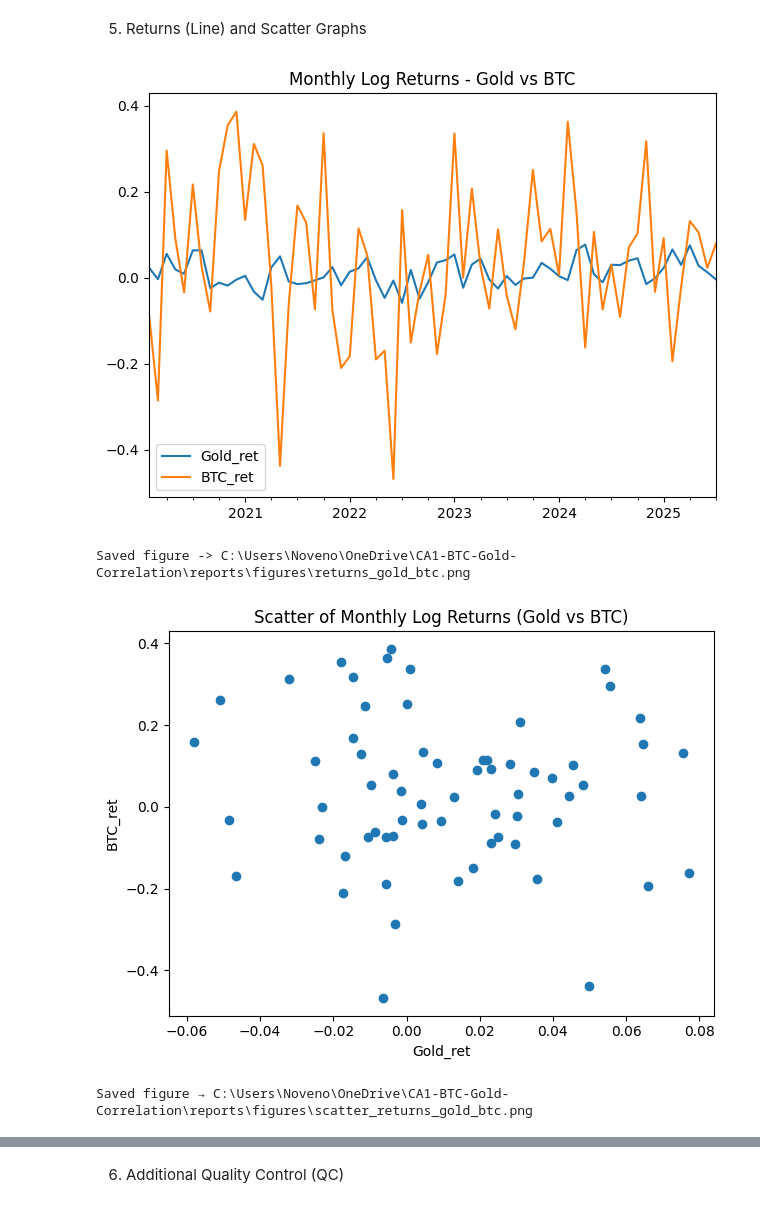
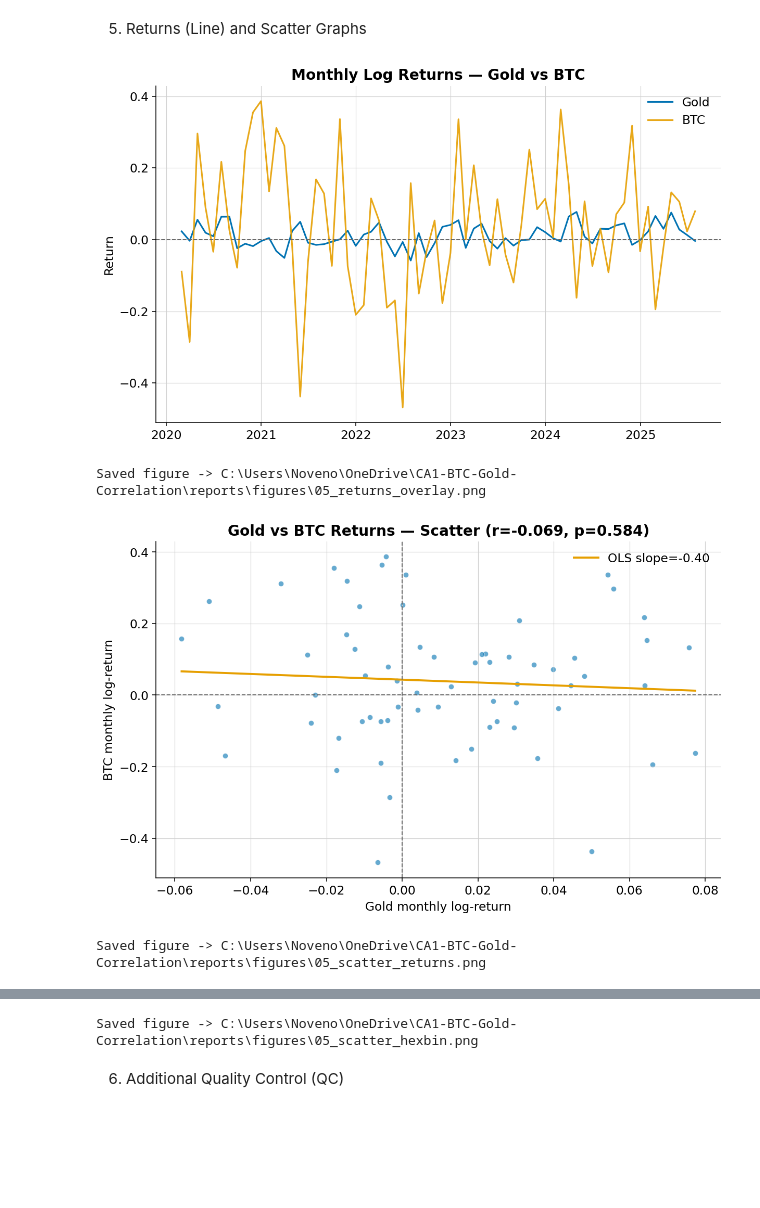
Before and after one commit to novenoandrewm/BTC-Gold-Correlation, a Jupyter notebook: notebooks/05_EDA.ipynb, the cells around one changed output, grey strips where cells are left out. Cells and saved outputs as stored; diff of their text form; code cells hidden in the pictures; blank space fills up the shorter version.

Commit message:
Initial project structure, data (raw/interim/processed), notebooks 01–10, src, reports, docs

```diff
--- a/notebooks/05_EDA.ipynb
+++ b/notebooks/05_EDA.ipynb
@@ -73,26 +162,57 @@ Saved table -> C:\Users\Noveno\OneDrive\CA1-BTC-Gold-Correlation\reports\tables\
 # %% [markdown]
 5. Returns (Line) and Scatter Graphs
 # %%
-# Returns graphs
-ax = ret[["Gold_ret","BTC_ret"]].plot(title="Monthly Log Returns - Gold vs BTC")
-ax.set_xlabel("")
-plt.tight_layout()
-plt.savefig(FIG/"returns_gold_btc.png", dpi=140)
+# Overlay returns (zero line, spike highlight)
+fig, ax = plt.subplots()
+ax.plot(ret.index, ret["Gold_ret"], color=CBLUE, linewidth=1.6, label="Gold")
+ax.plot(ret.index, ret["BTC_ret"],  color=CORANGE, linewidth=1.6, label="BTC", alpha=0.9)
+ax.axhline(0, color=CGRAY, linestyle="--", linewidth=1)
+ax.set_title("Monthly Log Returns — Gold vs BTC")
+ax.set_ylabel("Return"); ax.set_xlabel("")
+ax.legend(frameon=False)
+plt.savefig(FIG/"05_returns_overlay.svg")
+plt.savefig(FIG/"05_returns_overlay.png", dpi=220)
 plt.show()
-print("Saved figure ->", (FIG/"returns_gold_btc.png").resolve())
+print("Saved figure ->", (FIG/"05_returns_overlay.png").resolve())
 
-# Scatter returns
-plt.figure()
-plt.scatter(ret["Gold_ret"], ret["BTC_ret"])
-plt.title("Scatter of Monthly Log Returns (Gold vs BTC)")
-plt.xlabel("Gold_ret")
-plt.ylabel("BTC_ret")
-plt.tight_layout()
-plt.savefig(FIG/"scatter_returns_gold_btc.png", dpi=140)
+# Scatter + OLS trend line + r,p in the title
+from scipy import stats as _stats  # avoid name clashes
+
+r, p = _stats.pearsonr(ret["Gold_ret"], ret["BTC_ret"])
+x = ret["Gold_ret"].to_numpy()
+y = ret["BTC_ret"].to_numpy()
+m, c = np.polyfit(x, y, 1)  # OLS linear
+
+fig, ax = plt.subplots()
+ax.scatter(x, y, s=28, alpha=0.6, color=CBLUE, edgecolor="white", linewidth=0.5)
+xline = np.linspace(x.min(), x.max(), 200)
+ax.plot(xline, m*xline + c, color=CORANGE, linewidth=2, label=f"OLS slope={m:.2f}")
+ax.axhline(0, color=CGRAY, linestyle="--", linewidth=1)
+ax.axvline(0, color=CGRAY, linestyle="--", linewidth=1)
+ax.set_xlabel("Gold monthly log-return")
+ax.set_ylabel("BTC monthly log-return")
+ax.set_title(f"Gold vs BTC Returns — Scatter (r={r:.3f}, p={p:.3f})")
+ax.legend(frameon=False)
+plt.savefig(FIG/"05_scatter_returns.svg")
+plt.savefig(FIG/"05_scatter_returns.png", dpi=220)
 plt.show()
-print("Saved figure →", (FIG/"scatter_returns_gold_btc.png").resolve())
+print("Saved figure ->", (FIG/"05_scatter_returns.png").resolve())
+
+# Hexbin for 2D density
+fig, ax = plt.subplots()
+hb = ax.hexbin(x, y, gridsize=25, cmap="Blues", mincnt=1)
+ax.axhline(0, color=CGRAY, linestyle="--", linewidth=1)
+ax.axvline(0, color=CGRAY, linestyle="--", linewidth=1)
+ax.set_xlabel("Gold monthly log-return")
+ax.set_ylabel("BTC monthly log-return")
+ax.set_title("Gold vs BTC Returns — Hexbin Density")
+cb = fig.colorbar(hb, ax=ax); cb.set_label("Count")
+plt.savefig(FIG/"05_scatter_hexbin.svg")
+plt.savefig(FIG/"05_scatter_hexbin.png", dpi=220)
+plt.show()
+print("Saved figure ->", (FIG/"05_scatter_hexbin.png").resolve())
 # %% [output]
-[figure, old version]
+[figure, new version]
-Saved figure -> C:\Users\Noveno\OneDrive\CA1-BTC-Gold-Correlation\reports\figures\returns_gold_btc.png
+Saved figure -> C:\Users\Noveno\OneDrive\CA1-BTC-Gold-Correlation\reports\figures\05_returns_overlay.png
-[figure, old version]
+[figure, new version]
-Saved figure → C:\Users\Noveno\OneDrive\CA1-BTC-Gold-Correlation\reports\figures\scatter_returns_gold_btc.png
+Saved figure -> C:\Users\Noveno\OneDrive\CA1-BTC-Gold-Correlation\reports\figures\05_scatter_returns.png
@@ -99,3 +220,4 @@ Saved figure → C:\Users\Noveno\OneDrive\CA1-BTC-Gold-Correlation\reports\figur
+Saved figure -> C:\Users\Noveno\OneDrive\CA1-BTC-Gold-Correlation\reports\figures\05_scatter_hexbin.png
 # %% [markdown]
 6. Additional Quality Control (QC)
 # %%
```
Also changed, not shown: parts of 5 cells of this notebook, 42 other files.
